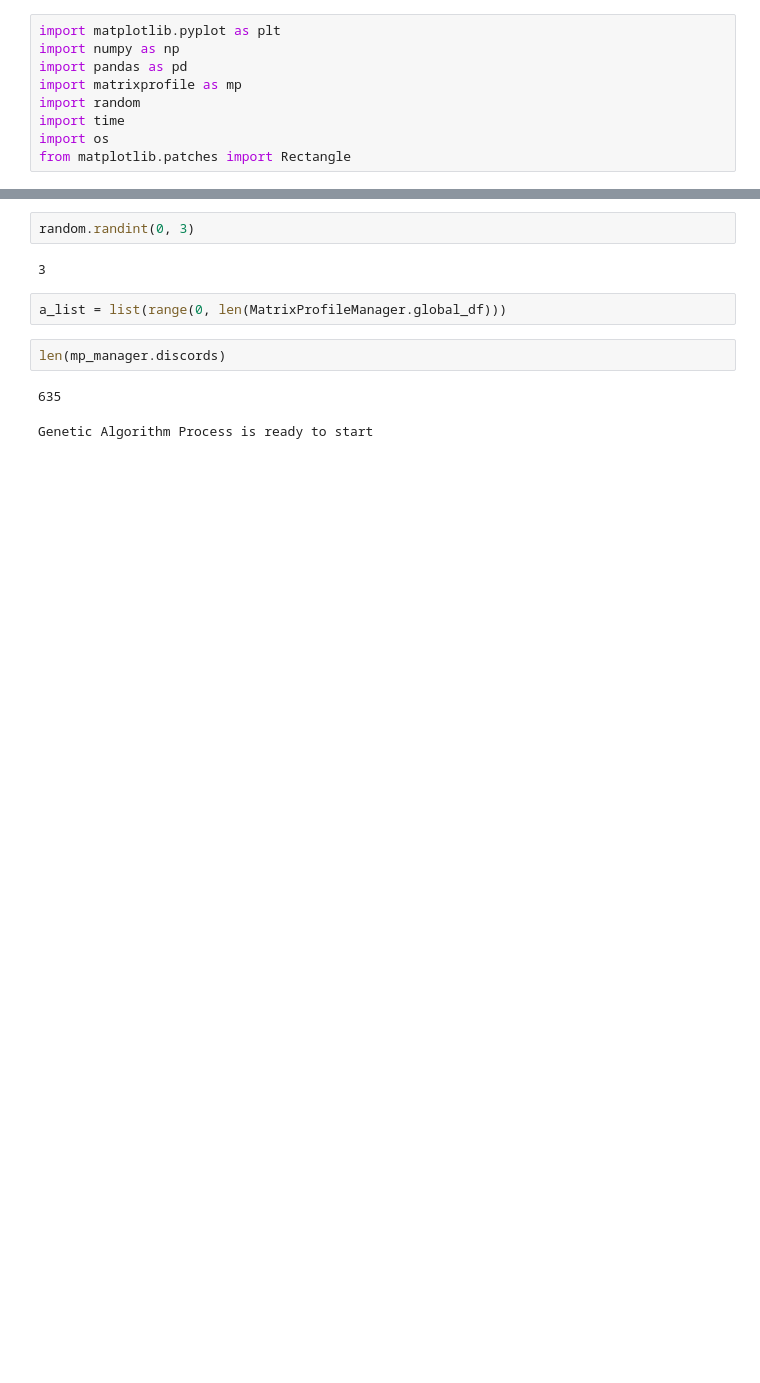
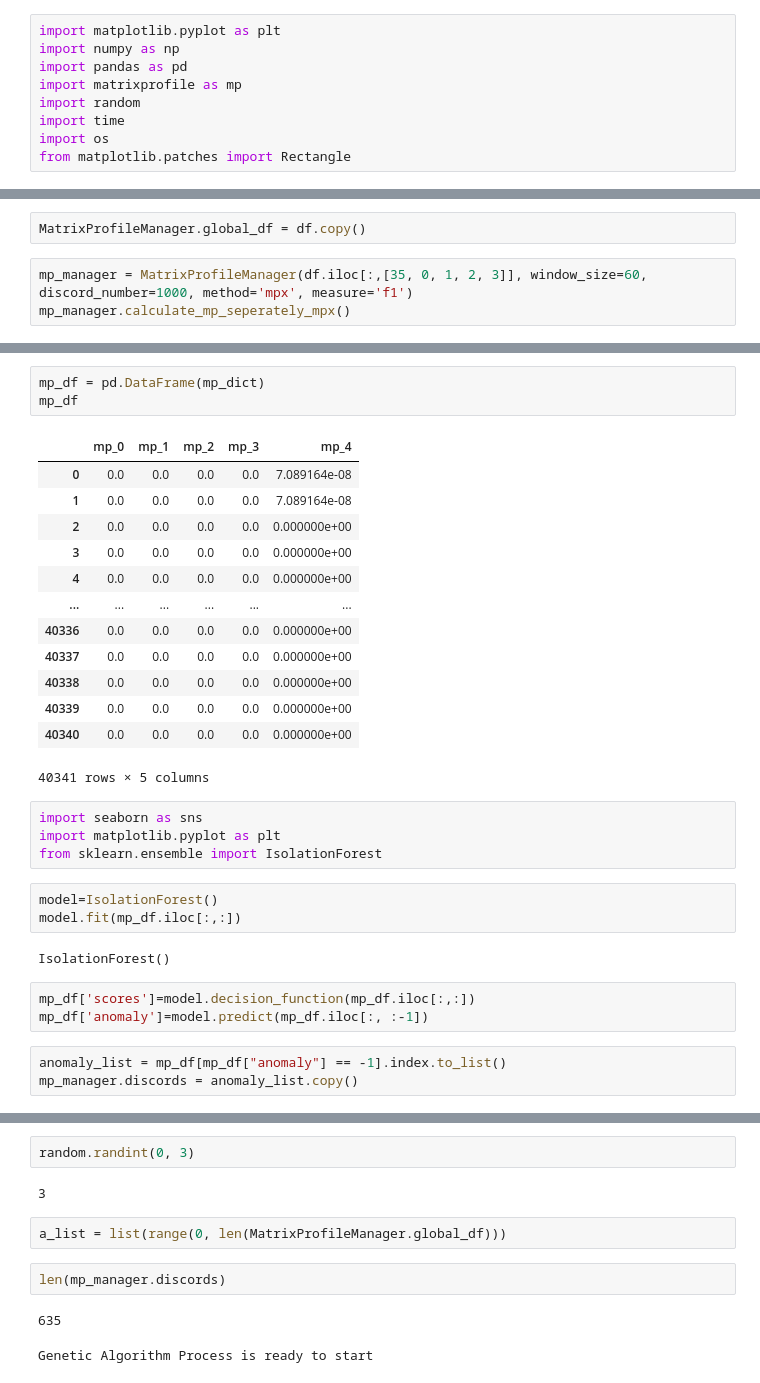
Before and after one commit to batuhanduyuler01/matrix_profile_ddos, a Jupyter notebook: 26012023_process.ipynb, the cells around one changed output, grey strips where cells are left out. Cells and saved outputs as stored; diff of their text form; blank space fills up the shorter version.

Commit message:
isolation forest applied to mp scores

```diff
--- a/26012023_process.ipynb
+++ b/26012023_process.ipynb
@@ -379,0 +390,5 @@ class GeneticAlgo:
+# %%
+MatrixProfileManager.global_df = df.copy()
+# %%
+mp_manager = MatrixProfileManager(df.iloc[:,[35, 0, 1, 2, 3]], window_size=60, discord_number=1000, method='mpx', measure='f1')
+mp_manager.calculate_mp_seperately_mpx()
@@ -379,0 +406,32 @@ class GeneticAlgo:
+# %%
+mp_df = pd.DataFrame(mp_dict)
+mp_df
+# %% [output]
+|  | mp_0 | mp_1 | mp_2 | mp_3 | mp_4 |
+| 0 | 0.0 | 0.0 | 0.0 | 0.0 | 7.089164e-08 |
+| 1 | 0.0 | 0.0 | 0.0 | 0.0 | 7.089164e-08 |
+| 2 | 0.0 | 0.0 | 0.0 | 0.0 | 0.000000e+00 |
+| 3 | 0.0 | 0.0 | 0.0 | 0.0 | 0.000000e+00 |
+| 4 | 0.0 | 0.0 | 0.0 | 0.0 | 0.000000e+00 |
+| ... | ... | ... | ... | ... | ... |
+| 40336 | 0.0 | 0.0 | 0.0 | 0.0 | 0.000000e+00 |
+| 40337 | 0.0 | 0.0 | 0.0 | 0.0 | 0.000000e+00 |
+| 40338 | 0.0 | 0.0 | 0.0 | 0.0 | 0.000000e+00 |
+| 40339 | 0.0 | 0.0 | 0.0 | 0.0 | 0.000000e+00 |
+| 40340 | 0.0 | 0.0 | 0.0 | 0.0 | 0.000000e+00 |
+40341 rows × 5 columns
+# %%
+import seaborn as sns
+import matplotlib.pyplot as plt
+from sklearn.ensemble import IsolationForest
+# %%
+model=IsolationForest()
+model.fit(mp_df.iloc[:,:])
+# %% [output]
+IsolationForest()
+# %%
+mp_df['scores']=model.decision_function(mp_df.iloc[:,:])
+mp_df['anomaly']=model.predict(mp_df.iloc[:, :-1])
+# %%
+anomaly_list = mp_df[mp_df["anomaly"] == -1].index.to_list()
+mp_manager.discords = anomaly_list.copy()
```
Also changed, not shown: parts of 21 cells of this notebook.
